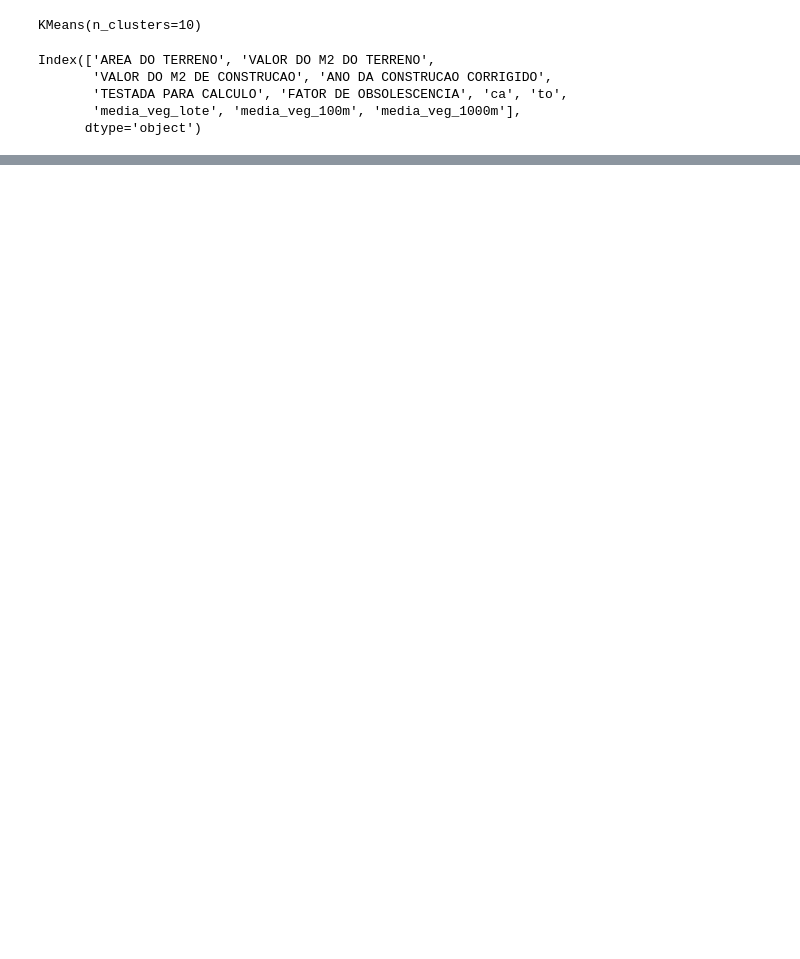
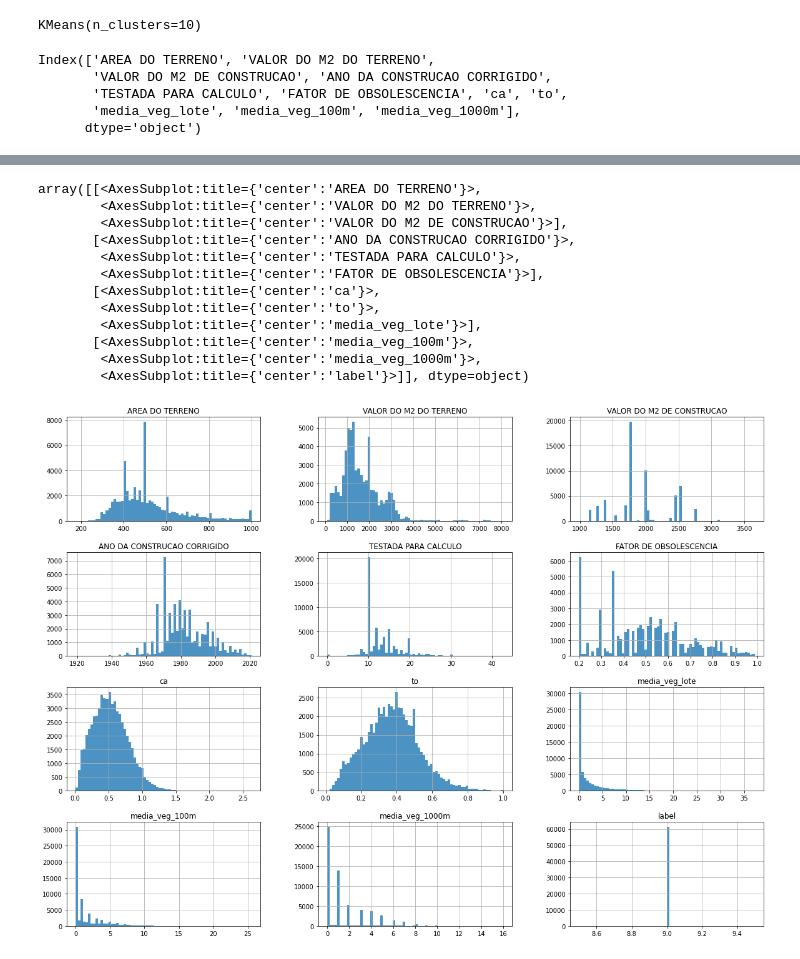
Before and after one commit to cem-usp/amostragem-em-habitacao, a Jupyter notebook: 00-atribuir-iptu-ao-lote.ipynb, the cells around one changed output, grey strips where cells are left out. Saved outputs shown, nothing was run; the diff lists cells and outputs as text; code cells hidden in the pictures; blank space fills up the shorter version.

```diff
--- a/00-atribuir-iptu-ao-lote.ipynb
+++ b/00-atribuir-iptu-ao-lote.ipynb
@@ -392,3 +392,5 @@ gdf_tipologia_por_distrito = gdf_distritos.merge(df_dummy.drop(atributos, axis=1
 gdf_tipologia_por_distrito.columns = [str(i) for i in gdf_tipologia_por_distrito.columns]
 # %%
 gdf_tipologia_por_distrito.to_file('resultados/tipologia_por_distrito.gpkg', driver='GPKG')
+# %%
+label = 9
@@ -394,0 +409,16 @@ gdf_tipologia_por_distrito.to_file('resultados/tipologia_por_distrito.gpkg', dri
+# %%
+df_iptu[df_iptu.label == label].hist(bins=70, figsize=(20, 15), alpha=0.8)
+# %% [output]
+array([[<AxesSubplot:title={'center':'AREA DO TERRENO'}>,
+        <AxesSubplot:title={'center':'VALOR DO M2 DO TERRENO'}>,
+        <AxesSubplot:title={'center':'VALOR DO M2 DE CONSTRUCAO'}>],
+       [<AxesSubplot:title={'center':'ANO DA CONSTRUCAO CORRIGIDO'}>,
+        <AxesSubplot:title={'center':'TESTADA PARA CALCULO'}>,
+        <AxesSubplot:title={'center':'FATOR DE OBSOLESCENCIA'}>],
+       [<AxesSubplot:title={'center':'ca'}>,
+        <AxesSubplot:title={'center':'to'}>,
+        <AxesSubplot:title={'center':'media_veg_lote'}>],
+       [<AxesSubplot:title={'center':'media_veg_100m'}>,
+        <AxesSubplot:title={'center':'media_veg_1000m'}>,
+        <AxesSubplot:title={'center':'label'}>]], dtype=object)
+[figure, added]
```
Also changed, not shown: parts of 7 cells of this notebook, 24 other files.
